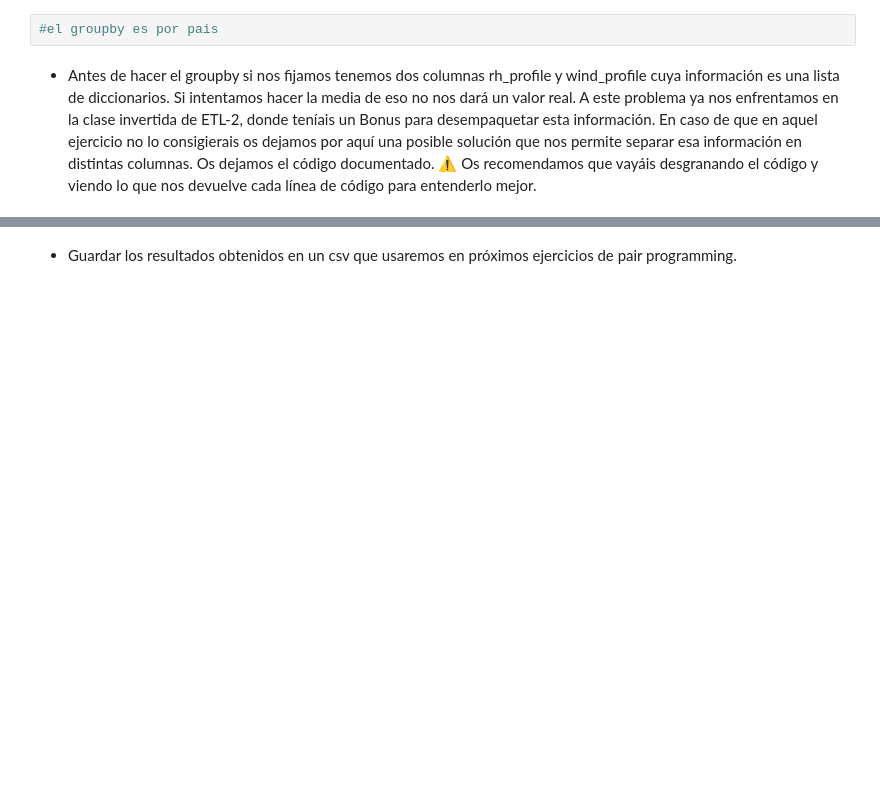
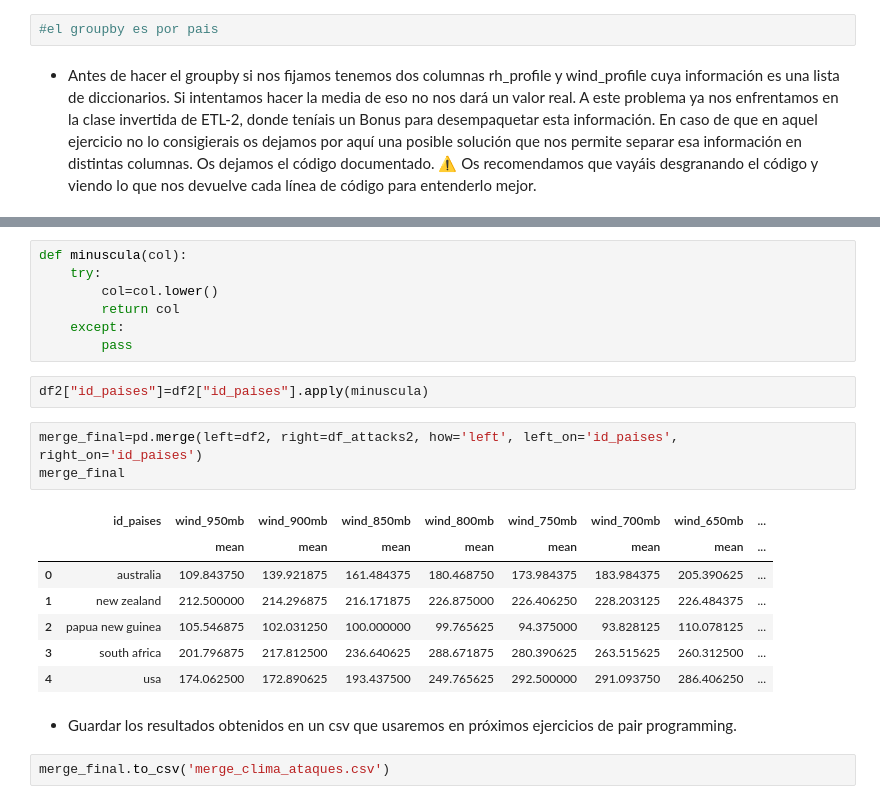
Before and after one commit to Adalab/DA-promo-b-modulo-2-sprint-2-Yadi-Vero, a Jupyter notebook: ETL/II-pair-programming-etl-2.ipynb, the cells around one changed output, grey strips where cells are left out. Drawn from its saved outputs; the diff is of its cells as text; blank space fills up the shorter version.

```diff
--- a/ETL/II-pair-programming-etl-2.ipynb
+++ b/ETL/II-pair-programming-etl-2.ipynb
@@ -89,2 +136,24 @@ KeyError: 'wind'
+# %%
+def minuscula(col):
+    try:
+        col=col.lower()
+        return col
+    except:
+        pass
+# %%
+df2["id_paises"]=df2["id_paises"].apply(minuscula)
+# %%
+merge_final=pd.merge(left=df2, right=df_attacks2, how='left', left_on='id_paises', right_on='id_paises')
+merge_final
+# %% [output]
+|  | id_paises | wind_950mb | wind_900mb | wind_850mb | wind_800mb | wind_750mb | wind_700mb | wind_650mb | ... |
+|  |  | mean | mean | mean | mean | mean | mean | mean | ... |
+| 0 | australia | 109.843750 | 139.921875 | 161.484375 | 180.468750 | 173.984375 | 183.984375 | 205.390625 | ... |
+| 1 | new zealand | 212.500000 | 214.296875 | 216.171875 | 226.875000 | 226.406250 | 228.203125 | 226.484375 | ... |
+| 2 | papua new guinea | 105.546875 | 102.031250 | 100.000000 | 99.765625 | 94.375000 | 93.828125 | 110.078125 | ... |
+| 3 | south africa | 201.796875 | 217.812500 | 236.640625 | 288.671875 | 280.390625 | 263.515625 | 260.312500 | ... |
+| 4 | usa | 174.062500 | 172.890625 | 193.437500 | 249.765625 | 292.500000 | 291.093750 | 286.406250 | ... |
 # %% [markdown]
 - Guardar los resultados obtenidos en un csv que usaremos en próximos ejercicios de pair programming.
+# %%
+merge_final.to_csv('merge_clima_ataques.csv')
```
Also changed, not shown: parts of 14 cells of this notebook, 1 other file.
